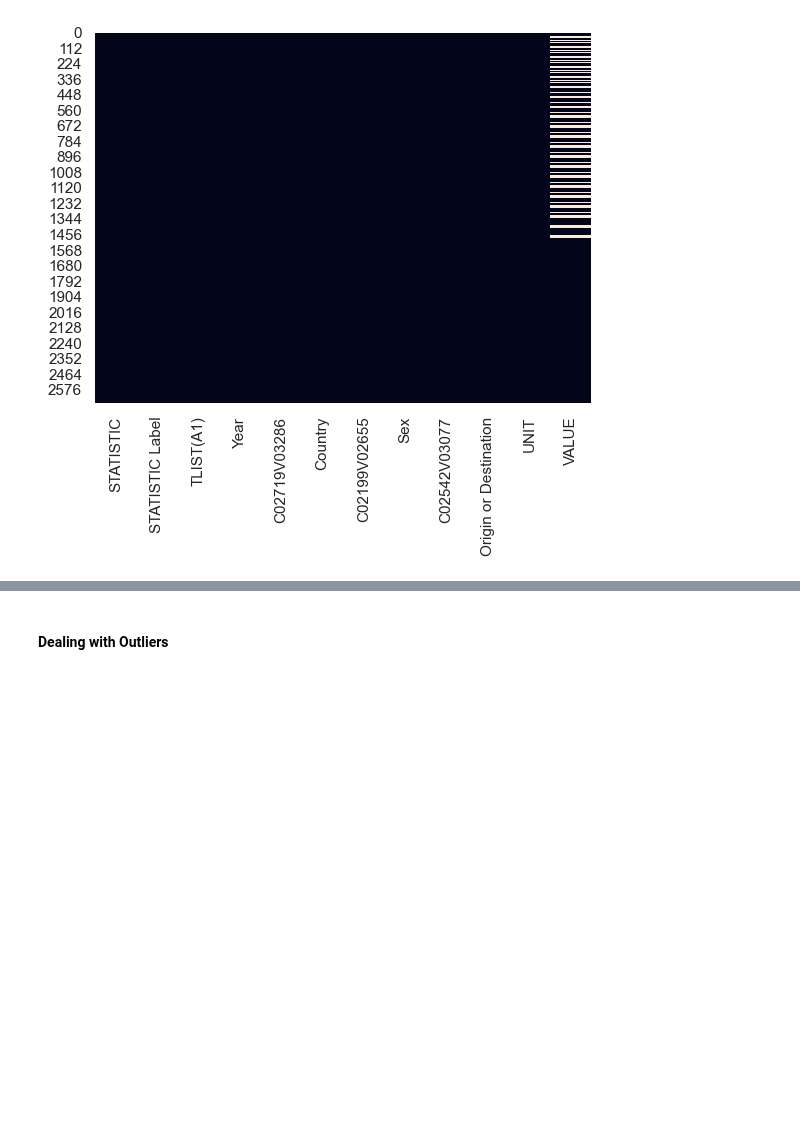
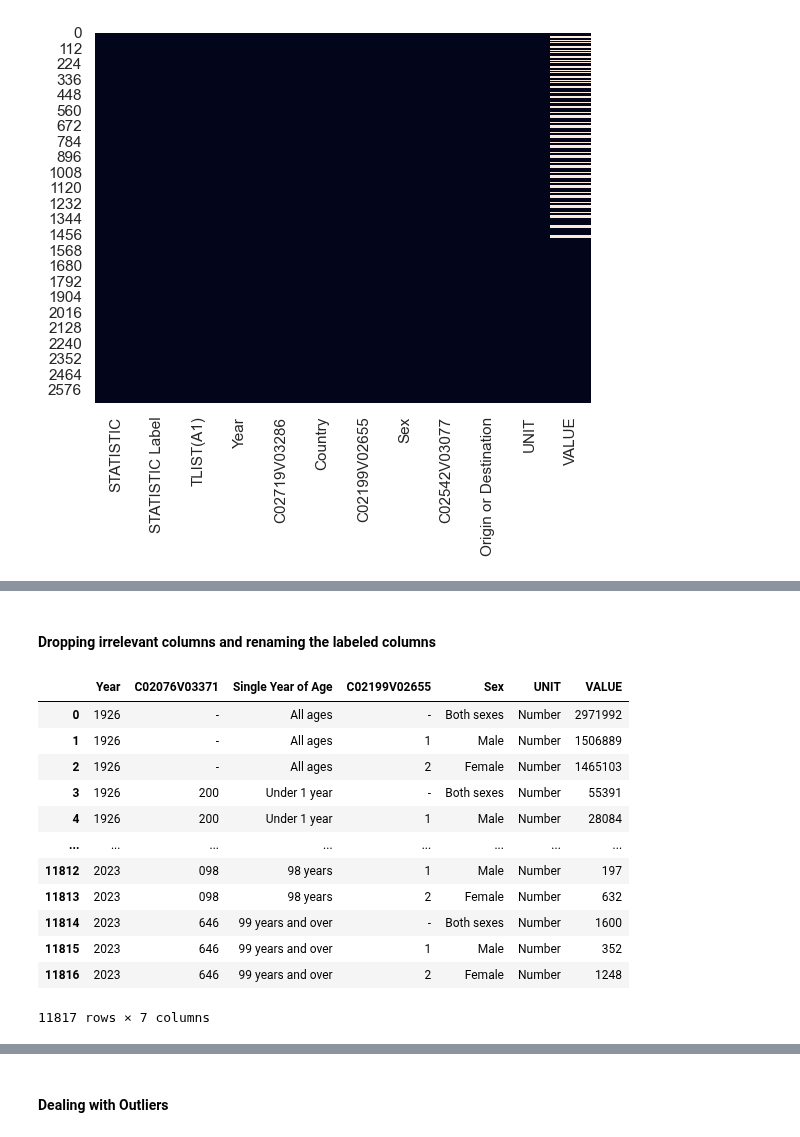
Before and after one commit to Ivkoto/DataAnalyticsMachineLearning, a Jupyter notebook: Data_Preparation/CA1_Data_Prep_V6.ipynb, the cells around one changed output, grey strips where cells are left out. Drawn from its saved outputs; the diff is of its cells as text; code cells hidden in the pictures; blank space fills up the shorter version.

```diff
--- a/Data_Preparation/CA1_Data_Prep_V6.ipynb
+++ b/Data_Preparation/CA1_Data_Prep_V6.ipynb
@@ -278,0 +318,19 @@ sns.heatmap(migration_df.isnull(), cbar=False)
+# %% [markdown]
+#### Dropping irrelevant columns and renaming the labeled columns
+# %%
+population_df = population_df.drop(['STATISTIC', 'STATISTIC Label', 'TLIST(A1)'], axis=1)
+population_df
+# %% [output]
+|  | Year | C02076V03371 | Single Year of Age | C02199V02655 | Sex | UNIT | VALUE |
+| 0 | 1926 | - | All ages | - | Both sexes | Number | 2971992 |
+| 1 | 1926 | - | All ages | 1 | Male | Number | 1506889 |
+| 2 | 1926 | - | All ages | 2 | Female | Number | 1465103 |
+| 3 | 1926 | 200 | Under 1 year | - | Both sexes | Number | 55391 |
+| 4 | 1926 | 200 | Under 1 year | 1 | Male | Number | 28084 |
+| ... | ... | ... | ... | ... | ... | ... | ... |
+| 11812 | 2023 | 098 | 98 years | 1 | Male | Number | 197 |
+| 11813 | 2023 | 098 | 98 years | 2 | Female | Number | 632 |
+| 11814 | 2023 | 646 | 99 years and over | - | Both sexes | Number | 1600 |
+| 11815 | 2023 | 646 | 99 years and over | 1 | Male | Number | 352 |
+| 11816 | 2023 | 646 | 99 years and over | 2 | Female | Number | 1248 |
+11817 rows × 7 columns
```
Also changed, not shown: parts of 20 cells of this notebook, 1 other file.
